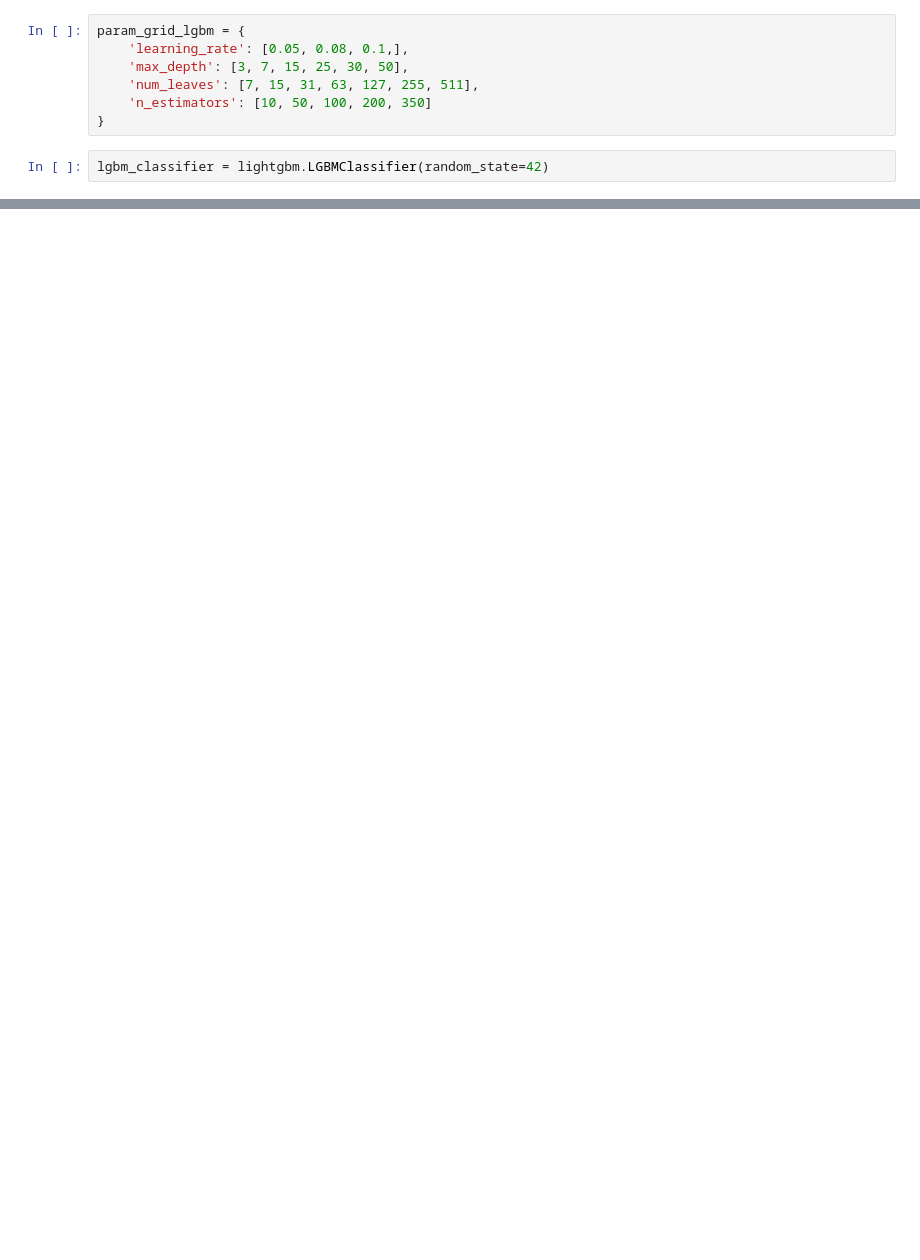
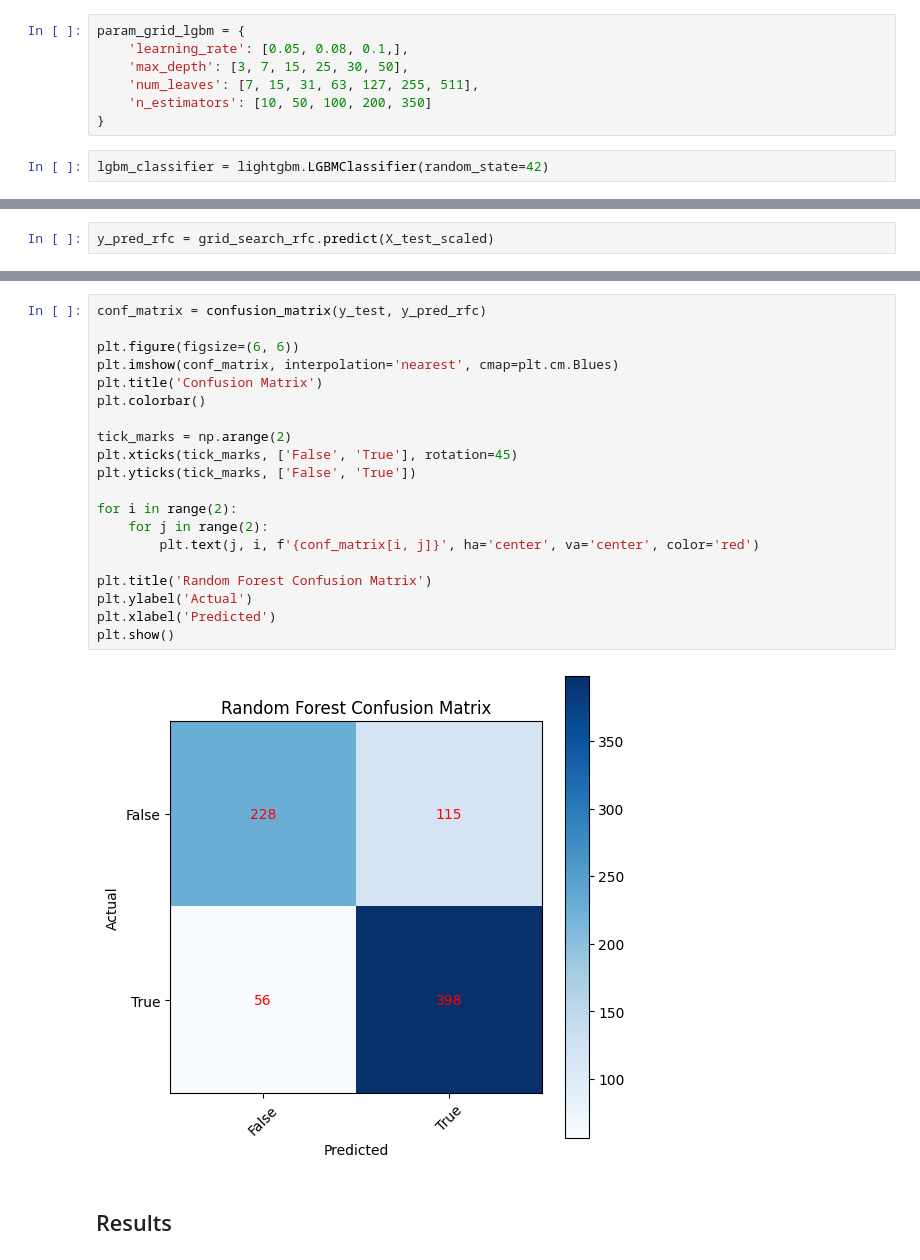
Before and after one commit to josehenriqueroveda/qc-classifier, a Jupyter notebook: qc_classifier/qc_ml.ipynb, the cells around one changed output, grey strips where cells are left out. Cells and saved outputs as stored; diff of their text form; blank space fills up the shorter version.

```diff
--- a/qc_classifier/qc_ml.ipynb
+++ b/qc_classifier/qc_ml.ipynb
@@ -458,0 +496,2 @@ plt.show()
+# %%
+y_pred_rfc = grid_search_rfc.predict(X_test_scaled)
@@ -458,0 +558,24 @@ plt.show()
+# %%
+conf_matrix = confusion_matrix(y_test, y_pred_rfc)
+
+plt.figure(figsize=(6, 6))
+plt.imshow(conf_matrix, interpolation='nearest', cmap=plt.cm.Blues)
+plt.title('Confusion Matrix')
+plt.colorbar()
+
+tick_marks = np.arange(2)
+plt.xticks(tick_marks, ['False', 'True'], rotation=45)
+plt.yticks(tick_marks, ['False', 'True'])
+
+for i in range(2):
+    for j in range(2):
+        plt.text(j, i, f'{conf_matrix[i, j]}', ha='center', va='center', color='red')
+
+plt.title('Random Forest Confusion Matrix')
+plt.ylabel('Actual')
+plt.xlabel('Predicted')
+plt.show()
+# %% [output]
+[figure, added]
+# %% [markdown]
+## Results
```
Also changed, not shown: parts of 29 cells of this notebook, 5 other files.
